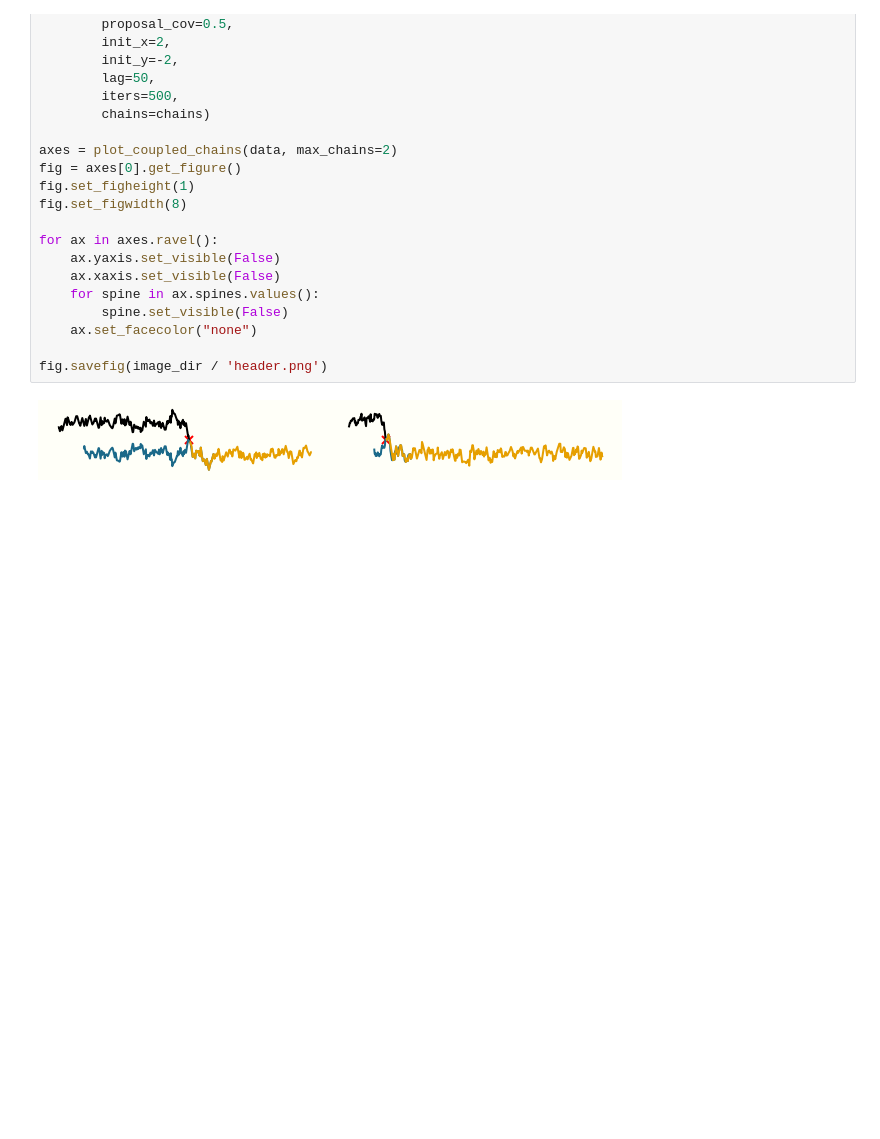
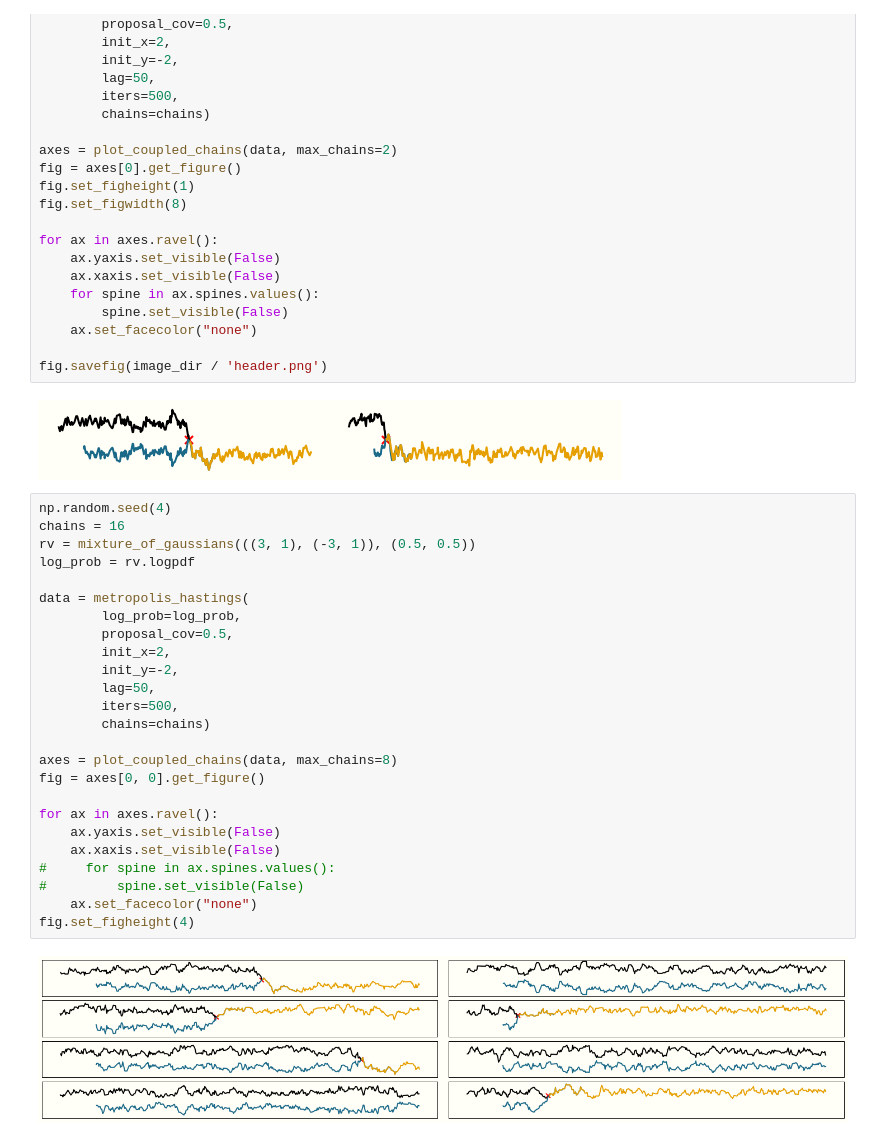
Before and after one commit to ColCarroll/couplings, a Jupyter notebook: notebooks/misc_figures.ipynb, the cells around one changed output. Drawn from its saved outputs; the diff is of its cells as text; blank space fills up the shorter version.

```diff
--- a/notebooks/misc_figures.ipynb
+++ b/notebooks/misc_figures.ipynb
@@ -42,3 +42,30 @@ for ax in axes.ravel():
 fig.savefig(image_dir / 'header.png')
 # %% [output]
 [figure]
+# %%
+np.random.seed(4)
+chains = 16
+rv = mixture_of_gaussians(((3, 1), (-3, 1)), (0.5, 0.5))
+log_prob = rv.logpdf
+
+data = metropolis_hastings(
+        log_prob=log_prob,
+        proposal_cov=0.5,
+        init_x=2,
+        init_y=-2,
+        lag=50,
+        iters=500,
+        chains=chains)
+
+axes = plot_coupled_chains(data, max_chains=8)
+fig = axes[0, 0].get_figure()
+
+for ax in axes.ravel():
+    ax.yaxis.set_visible(False)
+    ax.xaxis.set_visible(False)
+#     for spine in ax.spines.values():
+#         spine.set_visible(False)
+    ax.set_facecolor("none")
+fig.set_figheight(4)
+# %% [output]
+[figure, added]
```
Also changed, not shown: 9 other files.
